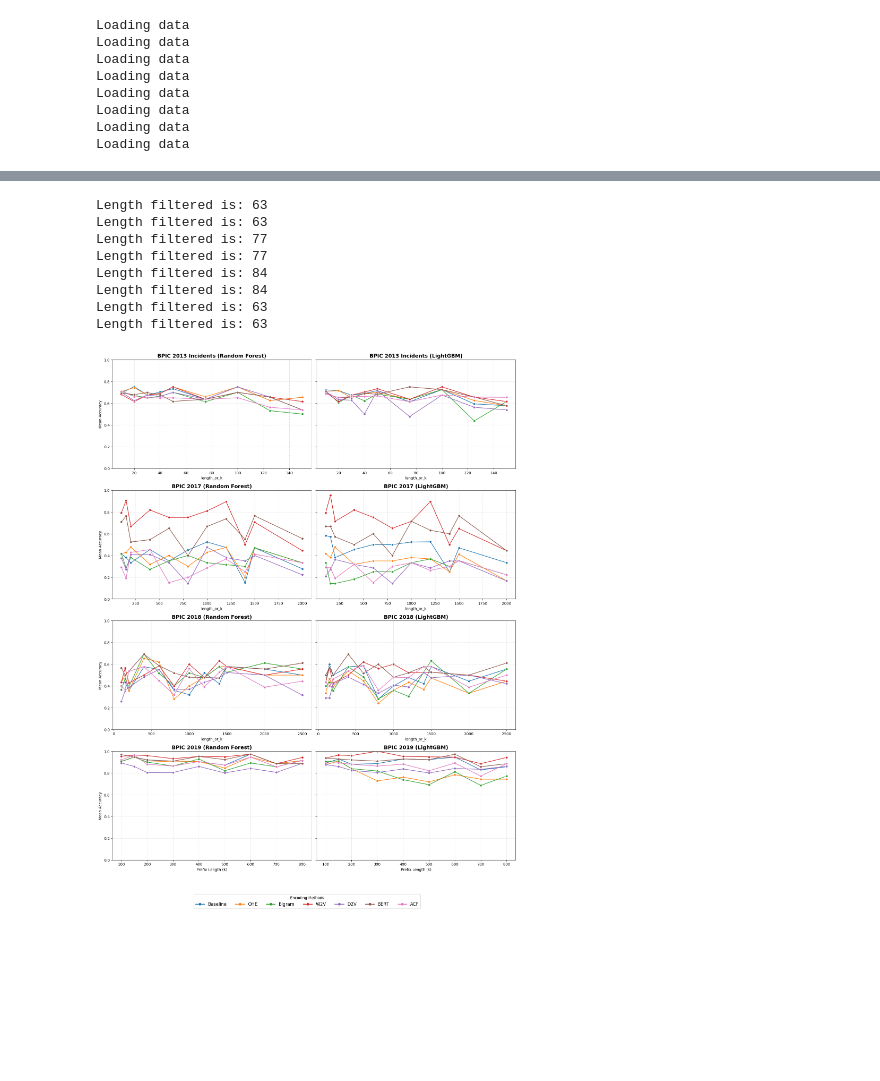
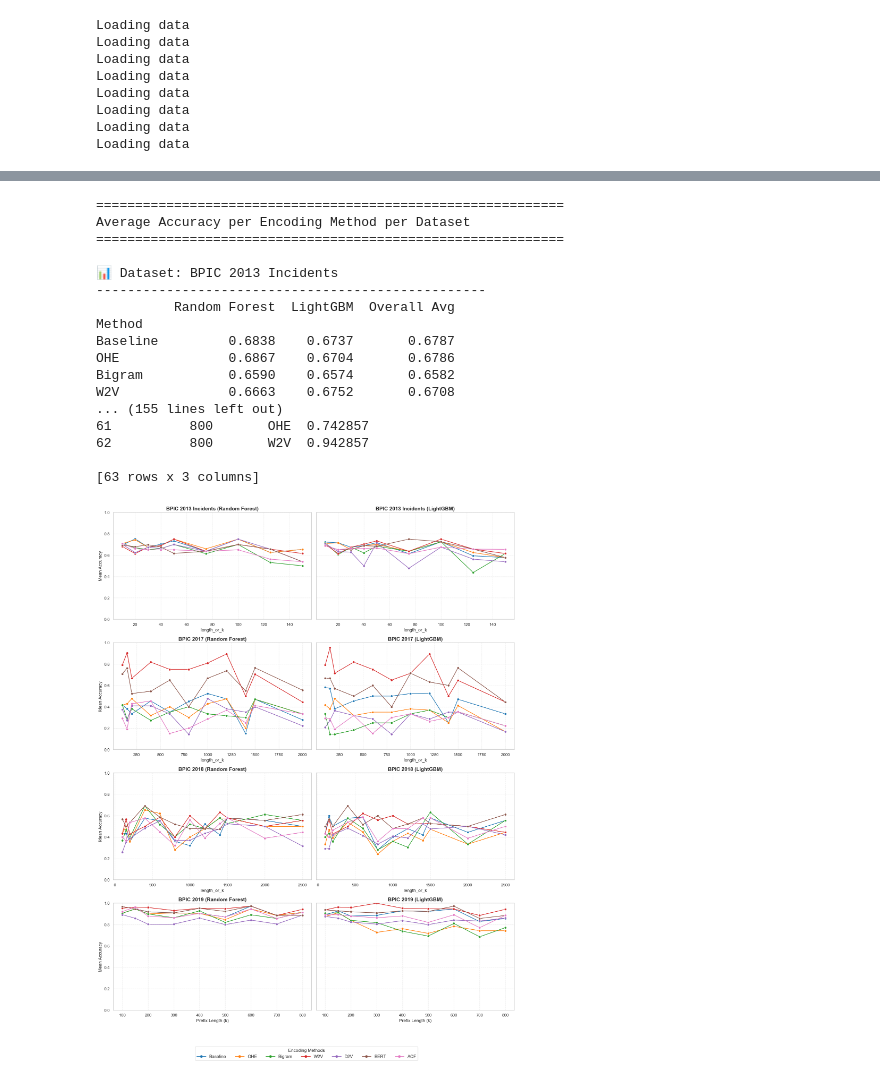
Before and after one commit to GijsCK/Resource-Centric-NAP, a Jupyter notebook: data_analysis.ipynb, the cells around one changed output, grey strips where cells are left out. Saved outputs shown, nothing was run; the diff lists cells and outputs as text; code cells hidden in the pictures; blank space fills up the shorter version.

```diff
--- a/data_analysis.ipynb
+++ b/data_analysis.ipynb
@@ -283,6 +229,38 @@ model_names = ["Random Forest", "LightGBM"]
 # sharex='row' allows different x-scales per dataset
 fig, axes = plt.subplots(4, 2, figsize=(16, 22), sharey=True, sharex='row')
 
+
+# --- Print average accuracy per encoding method per dataset ---
+print("=" * 60)
+print("Average Accuracy per Encoding Method per Dataset")
+print("=" * 60)
+
+for row in range(4):
+    dataset_results = {}
+
+    for col in range(2):
+        df_curr = grid_dfs[row][col]
+
+        if df_curr is not None:
+            filtered = df_curr[df_curr['strategy'].isin(['prefix', 'last3', 'last5', 'last10', 'last20'])].copy()
+            filtered['accuracy'] = filtered['accuracy'].apply(lambda x: x/1000 if x > 1 else x)
+            avg_per_method = filtered.groupby('method')['accuracy'].mean()
+            dataset_results[model_names[col]] = avg_per_method
+
+    print(f"\n📊 Dataset: {dataset_names[row]}")
+    print("-" * 50)
+
+    # Combine both models into a summary table
+    summary_df = pd.DataFrame(dataset_results)
+    summary_df.index.name = 'Method'
+
+    # Reindex to keep custom order, drop missing
+    summary_df = summary_df.reindex([m for m in custom_order if m in summary_df.index])
+    summary_df['Overall Avg'] = summary_df.mean(axis=1)
+    summary_df = summary_df.round(4)
+
+    print(summary_df.to_string())
+
 for row in range(4):
     for col in range(2):
         ax = axes[row, col]
@@ -295,6 +273,7 @@ for row in range(4):
             filtered['accuracy'] = filtered['accuracy'].apply(lambda x: x/1000 if x > 1 else x)
 
             plot_data = filtered.groupby(['length_or_k', 'method'])['accuracy'].mean().reset_index()
+            print(plot_data)
 
             # Change this in your lineplot call for axes[0,0] only (or all of them):
             sns.lineplot(
@@ -316,43 +295,52 @@ for row in range(4):
         else:
             ax.text(0.5, 0.5, 'Results Not Available', ha='center', va='center', color='gray')
             ax.set_title(f"{dataset_names[row]} ({model_names[col]})", color='gray')
 
 plt.ylim(0.0, 1.0)
 
 # 3. Add the Horizontal Legend at the bottom
 # We grab the handles/labels from the very first valid plot
 
 handles = [
     Line2D([0], [0], color=color_map[method], marker='o', linewidth=2, label=method)
     for method in custom_order
 ]
 
 fig.legend(
     handles=handles,
     labels=custom_order,  # ← was wrongly set to custom_order (a list of strings, not handles)
     loc='lower center',
     bbox_to_anchor=(0.5, 0.02),
     ncol=len(custom_order),
     title='Encoding Methods',
     frameon=True,
     fontsize=12
 )
 # 4. Final Layout Adjustment
 # rect=[left, bottom, right, top] - we lift the 'bottom' to 0.08 to make room for legend
 plt.tight_layout(rect=[0, 0.08, 1, 0.98])
 
-plt.savefig(f"plots/4x2_consistent_prefix_results.png", dpi=300)
+#plt.savefig(f"plots/4x2_consistent_prefix_results.png", dpi=300)
 plt.show()
 # %% [output]
-Length filtered is: 63
-Length filtered is: 63
-Length filtered is: 77
-Length filtered is: 77
-Length filtered is: 84
-Length filtered is: 84
-Length filtered is: 63
-Length filtered is: 63
+============================================================
+Average Accuracy per Encoding Method per Dataset
+============================================================
+
+📊 Dataset: BPIC 2013 Incidents
+--------------------------------------------------
+          Random Forest  LightGBM  Overall Avg
+Method
+Baseline         0.6838    0.6737       0.6787
+OHE              0.6867    0.6704       0.6786
+Bigram           0.6590    0.6574       0.6582
+W2V              0.6663    0.6752       0.6708
+... (155 lines left out)
+61          800       OHE  0.742857
+62          800       W2V  0.942857
+
+[63 rows x 3 columns]
-[figure, old version]
+[figure, new version]
 # %%
 import pandas as pd
 import matplotlib.pyplot as plt
```
Also changed, not shown: parts of 6 cells of this notebook, 13 other files.
